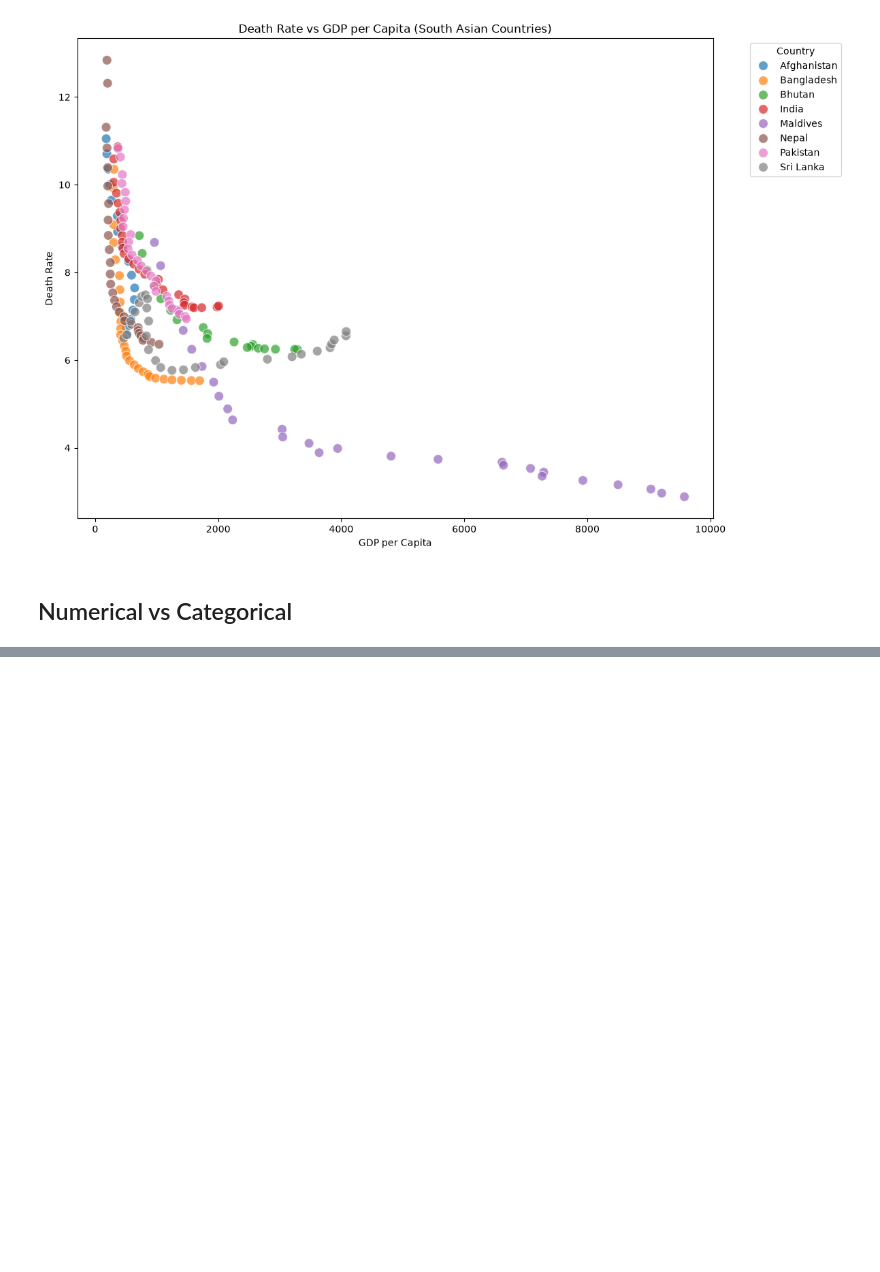
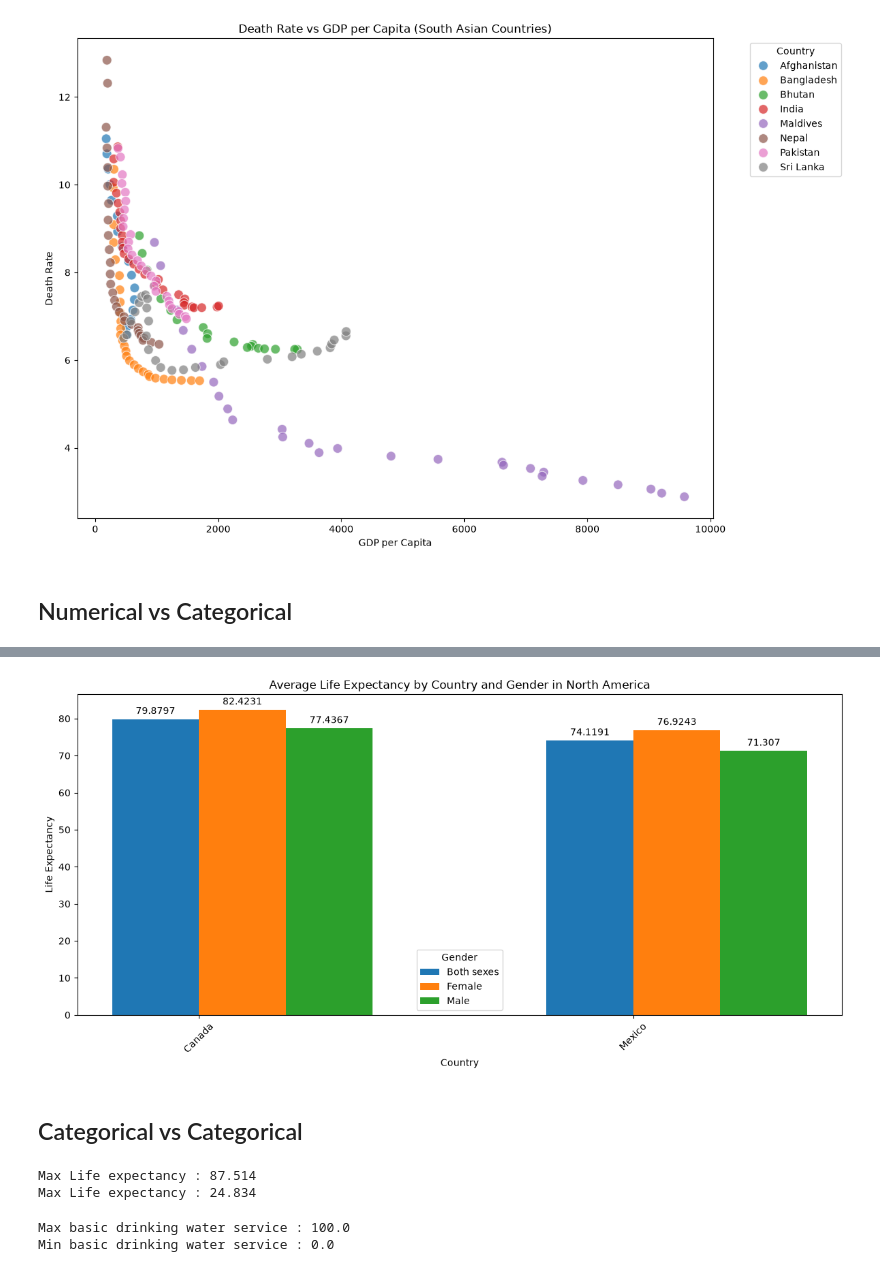
Before and after one commit to Viranya2006/DST-Python, a Jupyter notebook: 2026-07-04/test.ipynb, the cells around one changed output, grey strips where cells are left out. Cells and saved outputs as stored; diff of their text form; code cells hidden in the pictures; blank space fills up the shorter version.

```diff
--- a/2026-07-04/test.ipynb
+++ b/2026-07-04/test.ipynb
@@ -577,0 +578,59 @@ TypeError: _AxesBase.__init__() missing 1 required positional argument: 'fig'
+# %%
+North_America_DF = cleansed_DF[
+    cleansed_DF['Country'].isin(['Canada', 'United States', 'Mexico'])
+]
+
+pivot_DF = (
+    North_America_DF
+    .groupby(['Country', 'Gender'])['Life Expectancy']
+    .mean()
+    .reset_index()
+)
+
+pivot_DF = pivot_DF.pivot(
+    index='Country',
+    columns='Gender',
+    values='Life Expectancy'
+)
+
+countries = pivot_DF.index
+genders = pivot_DF.columns
+
+x = np.arange(len(countries))
+width = 0.2
+
+fig, ax = plt.subplots(figsize=(12, 6))
+
+multiplier = 0
+
+for gender in genders:
+    offset = width * multiplier
+    values = pivot_DF[gender]
+
+    rects = ax.bar(x + offset, values, width, label=gender)
+    ax.bar_label(rects, padding=3)
+
+    multiplier += 1
+
+ax.set_title("Average Life Expectancy by Country and Gender in North America")
+ax.set_xlabel("Country")
+ax.set_ylabel("Life Expectancy")
+
+ax.set_xticks(x + width / 2)
+ax.set_xticklabels(countries)
+
+ax.legend(title="Gender")
+
+plt.xticks(rotation=45)
+plt.tight_layout()
+plt.show()
+# %% [output]
+[figure, added]
+# %% [markdown]
+## Categorical vs Categorical
+# %%
+print ("Max Life expectancy :",cleansed_DF['Life Expectancy'].max())
+print ("Max Life expectancy :",cleansed_DF['Life Expectancy'].min())
+# %% [output]
+Max Life expectancy : 87.514
+Max Life expectancy : 24.834
@@ -577,0 +649,17 @@ TypeError: _AxesBase.__init__() missing 1 required positional argument: 'fig'
+# %%
+print("Max basic drinking water service :",cleansed_DF['Basic Drinking Water Services'].max())
+print("Min basic drinking water service :",cleansed_DF['Basic Drinking Water Services'].min())
+
+
+bins = [0,20,40,60,80,100,120]   # define the boundaries
+labels = ['very Weak','Weak','Moderate','Good','very Good','Excellent']
+
+cleansed_DF['Water_Srtvices_Rating'] = pd.cut(
+     cleansed_DF['Basic Drinking Water Services'],
+    bins=bins,
+    labels=labels,
+    include_lowest=True
+)
+# %% [output]
+Max basic drinking water service : 100.0
+Min basic drinking water service : 0.0
```
Also changed, not shown: parts of 3 cells of this notebook.
